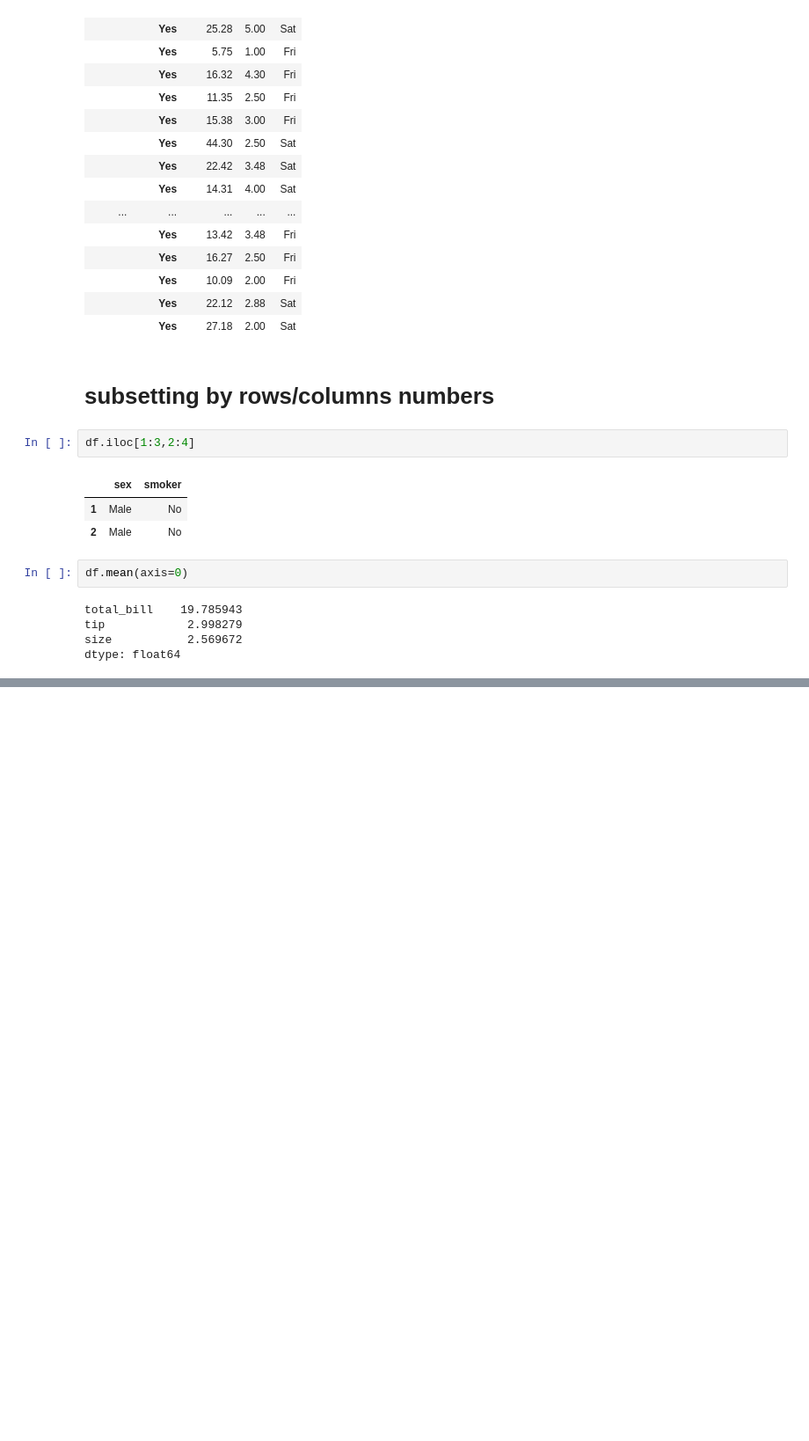
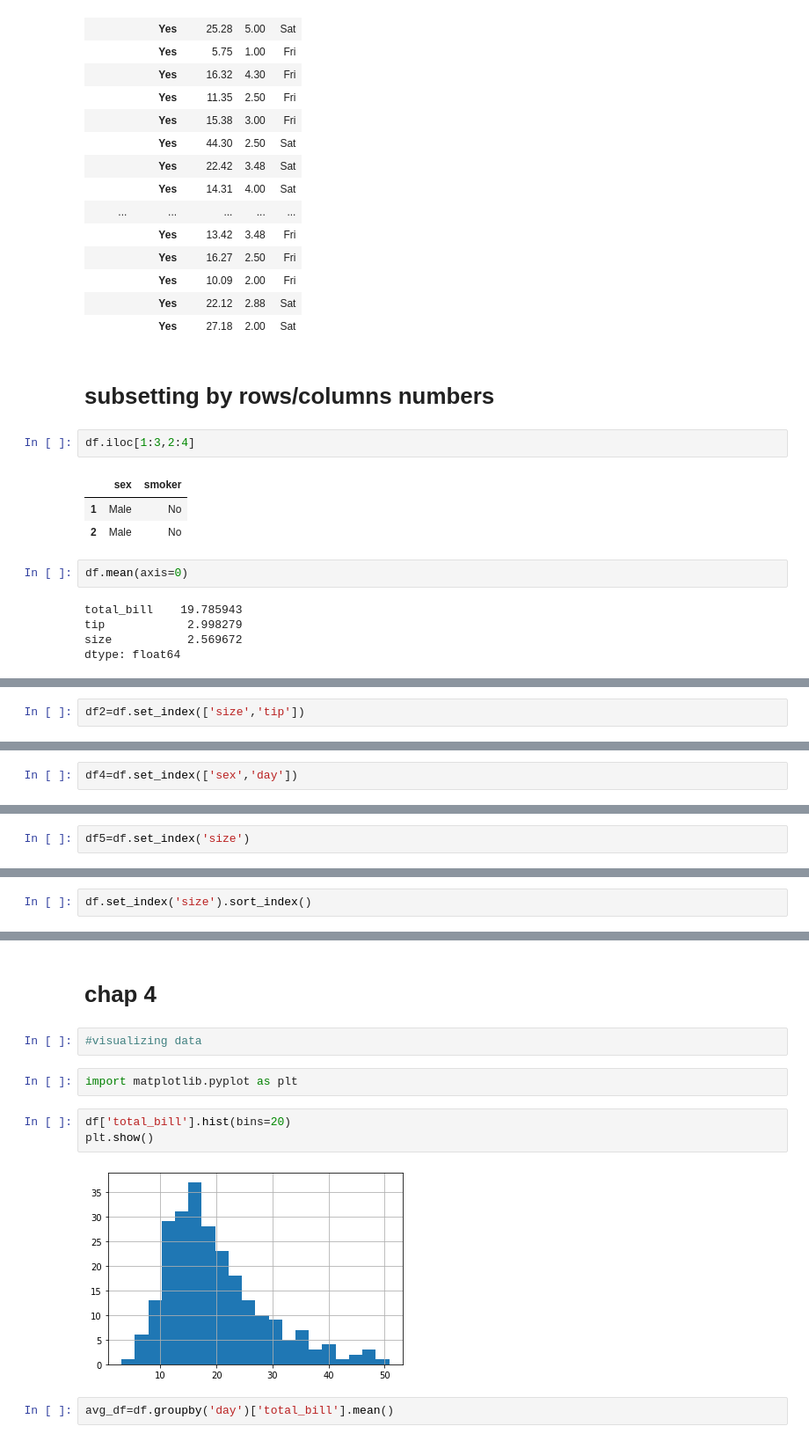
Before and after one commit to andleebhayath/Data_analysis_with_pandas, a Jupyter notebook: data_manipulation_with_pandas.ipynb, the cells around one changed output, grey strips where cells are left out. Shown at 88% size. Cells and saved outputs as stored; diff of their text form; blank space fills up the shorter version.

Commit message:
data manipulation with pandas

```diff
--- a/data_manipulation_with_pandas.ipynb
+++ b/data_manipulation_with_pandas.ipynb
@@ -246,0 +497,2 @@ dtype: float64
+# %%
+df2=df.set_index(['size','tip'])
@@ -246,0 +537,2 @@ dtype: float64
+# %%
+df4=df.set_index(['sex','day'])
@@ -246,0 +559,2 @@ dtype: float64
+# %%
+df5=df.set_index('size')
@@ -246,0 +580,2 @@ dtype: float64
+# %%
+df.set_index('size').sort_index()
@@ -246,0 +638,13 @@ dtype: float64
+# %% [markdown]
+# chap 4
+# %%
+#visualizing data
+# %%
+import matplotlib.pyplot as plt
+# %%
+df['total_bill'].hist(bins=20)
+plt.show()
+# %% [output]
+[figure, added]
+# %%
+avg_df=df.groupby('day')['total_bill'].mean()
```
Also changed, not shown: parts of 73 cells of this notebook.
